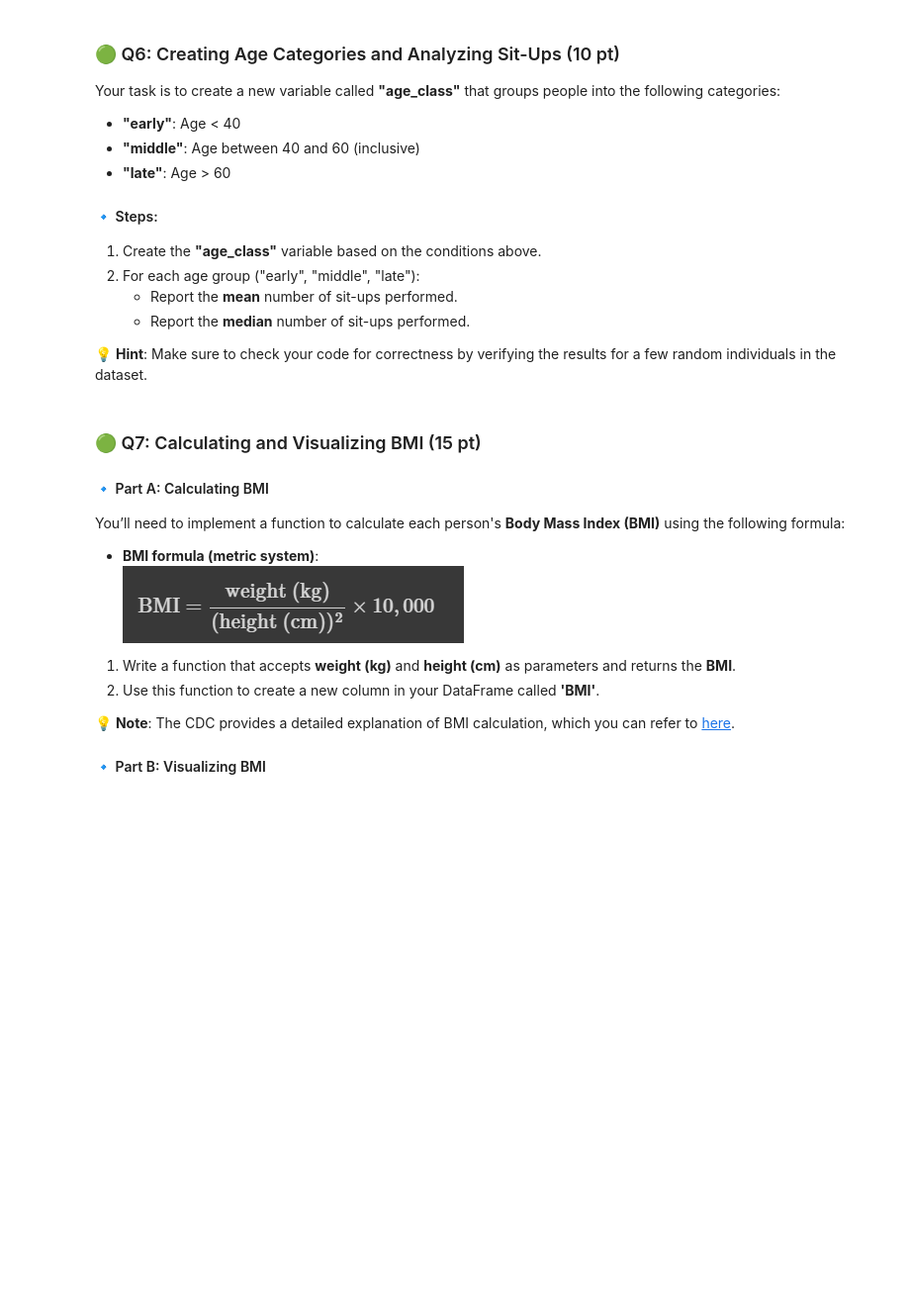
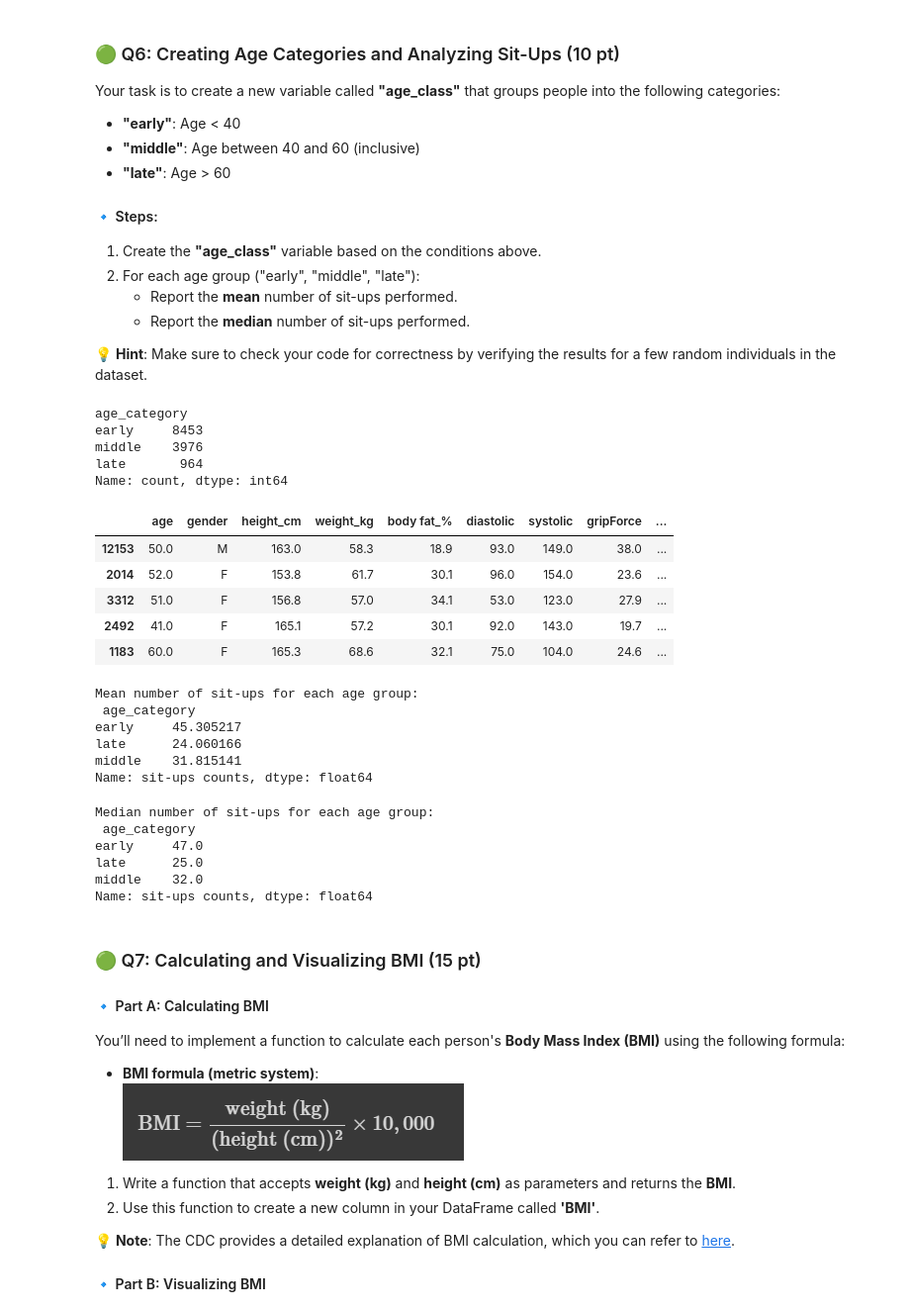
Before and after one commit to NakaFrozn/SI618, a Jupyter notebook: assignments/SI_618_Homework_01.ipynb, the cells around one changed output. Shown at 99% size. Drawn from its saved outputs; the diff is of its cells as text; code cells hidden in the pictures; blank space fills up the shorter version.

```diff
--- a/assignments/SI_618_Homework_01.ipynb
+++ b/assignments/SI_618_Homework_01.ipynb
@@ -424,3 +424,49 @@ Your task is to create a new variable called **"age_class"** that groups people
+# %%
+def categorize_age_three(age):
+    if age < 40:
+        return 'early'
+    elif 40 <= age <= 60:
+        return 'middle'
+    else:
+        return 'late'
+
+df_body['age_category'] = df_body['age'].apply(categorize_age_three)
+print(df_body['age_category'].value_counts()) # checking the distribution of the age categories
+# %% [output]
+age_category
+early     8453
+middle    3976
+late       964
+Name: count, dtype: int64
+# %%
+df_body[df_body['age_category'] == 'middle'].sample(5) # verifying the correctness of the age categories
+# %% [output]
+|  | age | gender | height_cm | weight_kg | body fat_% | diastolic | systolic | gripForce | ... |
+| 12153 | 50.0 | M | 163.0 | 58.3 | 18.9 | 93.0 | 149.0 | 38.0 | ... |
+| 2014 | 52.0 | F | 153.8 | 61.7 | 30.1 | 96.0 | 154.0 | 23.6 | ... |
+| 3312 | 51.0 | F | 156.8 | 57.0 | 34.1 | 53.0 | 123.0 | 27.9 | ... |
+| 2492 | 41.0 | F | 165.1 | 57.2 | 30.1 | 92.0 | 143.0 | 19.7 | ... |
+| 1183 | 60.0 | F | 165.3 | 68.6 | 32.1 | 75.0 | 104.0 | 24.6 | ... |
+# %%
+mean_sit_ups = df_body.groupby('age_category')['sit-ups counts'].mean()
+print('Mean number of sit-ups for each age group:\n', mean_sit_ups)
+# %% [output]
+Mean number of sit-ups for each age group:
+ age_category
+early     45.305217
+late      24.060166
+middle    31.815141
+Name: sit-ups counts, dtype: float64
+# %%
+median_sit_ups = df_body.groupby('age_category')['sit-ups counts'].median()
+print('Median number of sit-ups for each age group:\n', median_sit_ups)
+# %% [output]
+Median number of sit-ups for each age group:
+ age_category
+early     47.0
+late      25.0
+middle    32.0
+Name: sit-ups counts, dtype: float64
 # %% [markdown]
 ### 🟢 Q7: Calculating and Visualizing BMI (15 pt)
 
```
Also changed, not shown: parts of 22 cells of this notebook, 1 other file.
